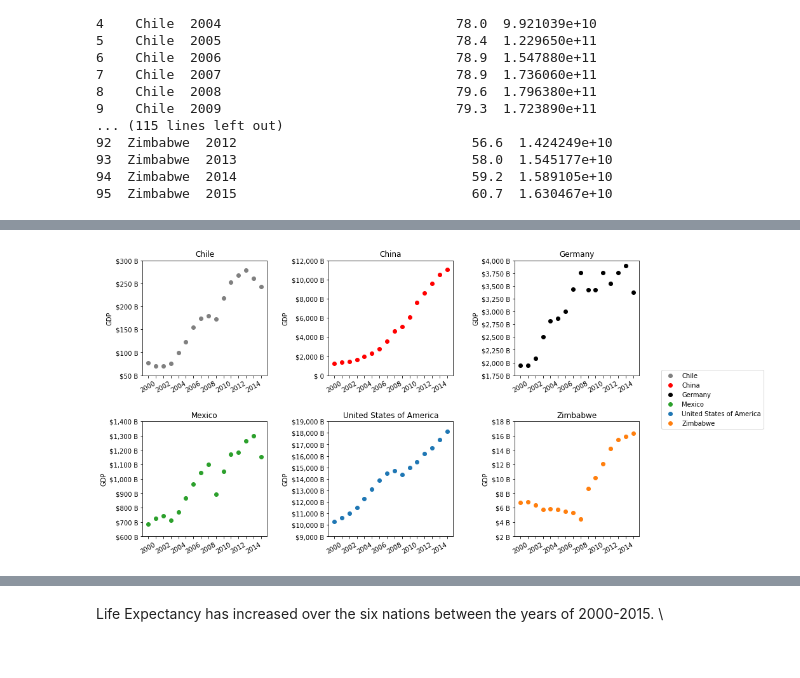
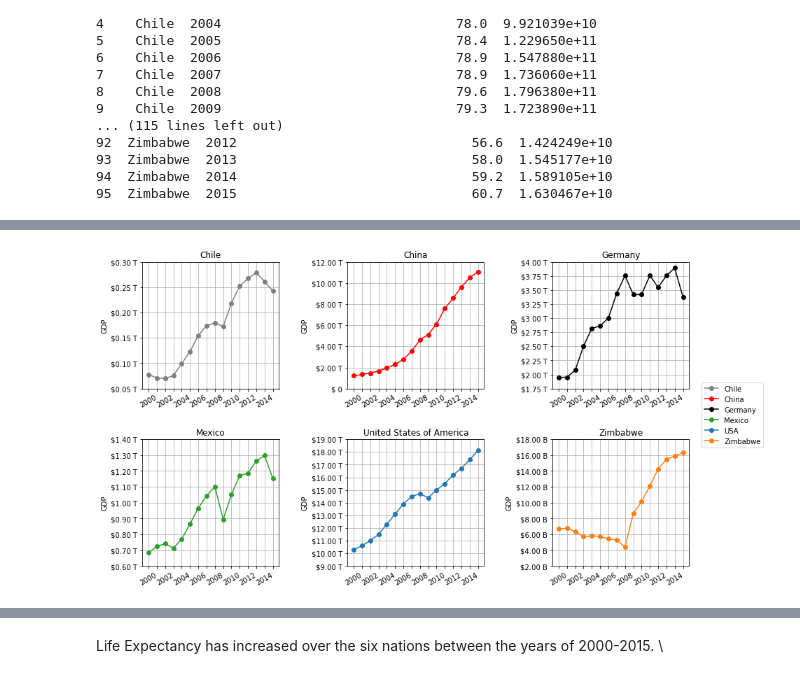
Before and after one commit to EulerLft/Projects, a Jupyter notebook: life_expectancy_gdp.ipynb, the cells around one changed output, grey strips where cells are left out. Cells and saved outputs as stored; diff of their text form; code cells hidden in the pictures.

```diff
--- a/life_expectancy_gdp.ipynb
+++ b/life_expectancy_gdp.ipynb
@@ -114,6 +180,4 @@ avg: 50.1
 # %%
-test = all_data.groupby('Country')
-
 fig, ax = plt.subplots(2, 3, figsize=(14,8))
 
 i = 0
@@ -121,17 +185,18 @@ j = 0
 
 for name, group in test:
     c = colors[i,j]
-    ax[i,j].scatter(group['Year'], group['Life expectancy at birth (years)'], color=c, label=f'{name}')
+    ax[i,j].plot(group['Year'], group['Life expectancy at birth (years)'], color=c, marker='o')
     ax[i,j].set_ylabel('Age')
     ax[i,j].set_title(f'{name}')
     ax[i,j].set_xticks(group.Year.unique())
     ax[i,j].set_xticklabels(years)
     ax[i,j].tick_params(axis='x', rotation=30)
+    ax[i,j].grid(True)
     j += 1
     if j > 2:
         j = 0
         i += 1
 
 plt.subplots_adjust(wspace=0.2, hspace=0.4);
-fig.legend(loc='center right', bbox_to_anchor=(1.1, 0.5));
+fig.legend(countries_list, loc='center right', bbox_to_anchor=(1.01, 0.5));
 # %% [output]
@@ -157,0 +204,9 @@ def format_axes(input_list):
+# %%
+fig, ax = plt.subplots(figsize=(8,6));
+
+for name, group in test:
+    ax.plot(group['Year'], group['Life expectancy at birth (years)'])
+
+plt.legend(countries_list);
+plt.xlabel('Year');
+plt.ylabel('Life Expectancy');
@@ -158,33 +236,45 @@ def format_axes(input_list):
 # %%
-test = all_data.groupby('Country')
-
 fig, ax = plt.subplots(2, 3, figsize=(14,8))
 
 i = 0
 j = 0
 
 for name, group in test:
+    # Find condition for axes formatting
+    temp_array = np.array(group['GDP'])
+    if temp_array[0] > 10*(10**9):
+        condition = 'trillion'
+    else:
+        condition = 'billion'
+
+    # Find colour in the colour matrix
     c = colors[i,j]
-    ax[i,j].scatter(group['Year'], group['GDP'], color=c, label=f'{name}')
+
+    # Create plot in the correct axis
+    ax[i,j].plot(group['Year'], group['GDP'], color=c, label=f'{name}', marker='o')
     ax[i,j].set_ylabel('GDP')
     ax[i,j].set_title(f'{name}')
     ax[i,j].set_xticks(group.Year.unique())
     ax[i,j].set_xticklabels(years)
+    ax[i,j].grid(True)
 
+    # Format y-axis
     lst = list(ax[i,j].get_yticks())
-    formatted_list = format_axes(lst)
-
+    formatted_list = format_axes(lst, condition)
     ax[i,j].set_yticks(lst)
     ax[i,j].set_yticklabels(formatted_list)
 
+    # Rotate x-ticks for better display
     ax[i,j].tick_params(axis='x', rotation=30)
 
+    # Change coordinates for grid and colour matrix
     j += 1
     if j > 2:
         j = 0
         i += 1
 
+# Aesthetic changes - subplot adjustments and legend location
 plt.subplots_adjust(wspace=0.5, hspace=0.4);
-fig.legend(loc='center right', bbox_to_anchor=(1.1, 0.5));
+fig.legend(countries_list, loc='center right', bbox_to_anchor=(1.01, 0.5));
 # %% [output]
-[figure, old version]
+[figure, new version]
```
Also changed, not shown: parts of 13 cells of this notebook, 1 other file.
